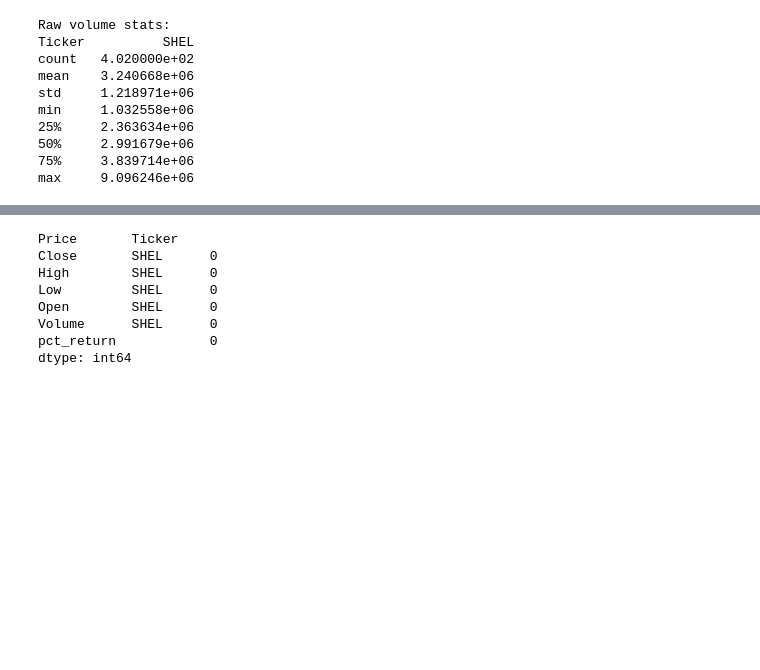
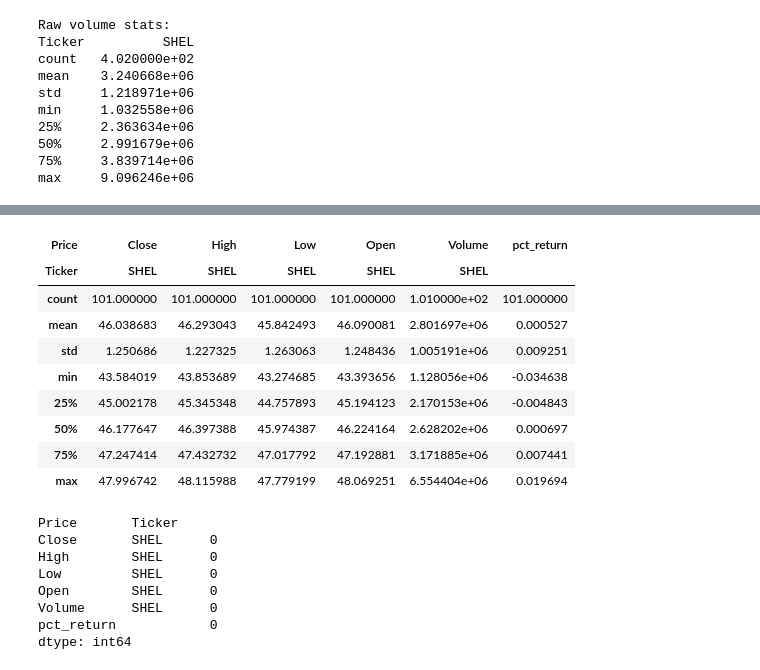
Before and after one commit to wrecka98/RL-Finance-Trading-Algo, a Jupyter notebook: trading-bot-Shell-return.ipynb, the cells around one changed output, grey strips where cells are left out. Cells and saved outputs as stored; diff of their text form; code cells hidden in the pictures; blank space fills up the shorter version.

```diff
--- a/trading-bot-Shell-return.ipynb
+++ b/trading-bot-Shell-return.ipynb
@@ -148,3 +148,19 @@ train_raw.describe()
+# %%
+test_raw['pct_return'] = test_raw['Close'].pct_change()
+test_raw=test_raw.fillna(0)
+
+test_raw.describe()
+# %% [output]
+| Price | Close | High | Low | Open | Volume | pct_return |
+| Ticker | SHEL | SHEL | SHEL | SHEL | SHEL |  |
+| count | 101.000000 | 101.000000 | 101.000000 | 101.000000 | 1.010000e+02 | 101.000000 |
+| mean | 46.038683 | 46.293043 | 45.842493 | 46.090081 | 2.801697e+06 | 0.000527 |
+| std | 1.250686 | 1.227325 | 1.263063 | 1.248436 | 1.005191e+06 | 0.009251 |
+| min | 43.584019 | 43.853689 | 43.274685 | 43.393656 | 1.128056e+06 | -0.034638 |
+| 25% | 45.002178 | 45.345348 | 44.757893 | 45.194123 | 2.170153e+06 | -0.004843 |
+| 50% | 46.177647 | 46.397388 | 45.974387 | 46.224164 | 2.628202e+06 | 0.000697 |
+| 75% | 47.247414 | 47.432732 | 47.017792 | 47.192881 | 3.171885e+06 | 0.007441 |
+| max | 47.996742 | 48.115988 | 47.779199 | 48.069251 | 6.554404e+06 | 0.019694 |
 # %%
 train_raw.isna().sum()
 # %% [output]
```
Also changed, not shown: parts of 13 cells of this notebook, 1 other file.
